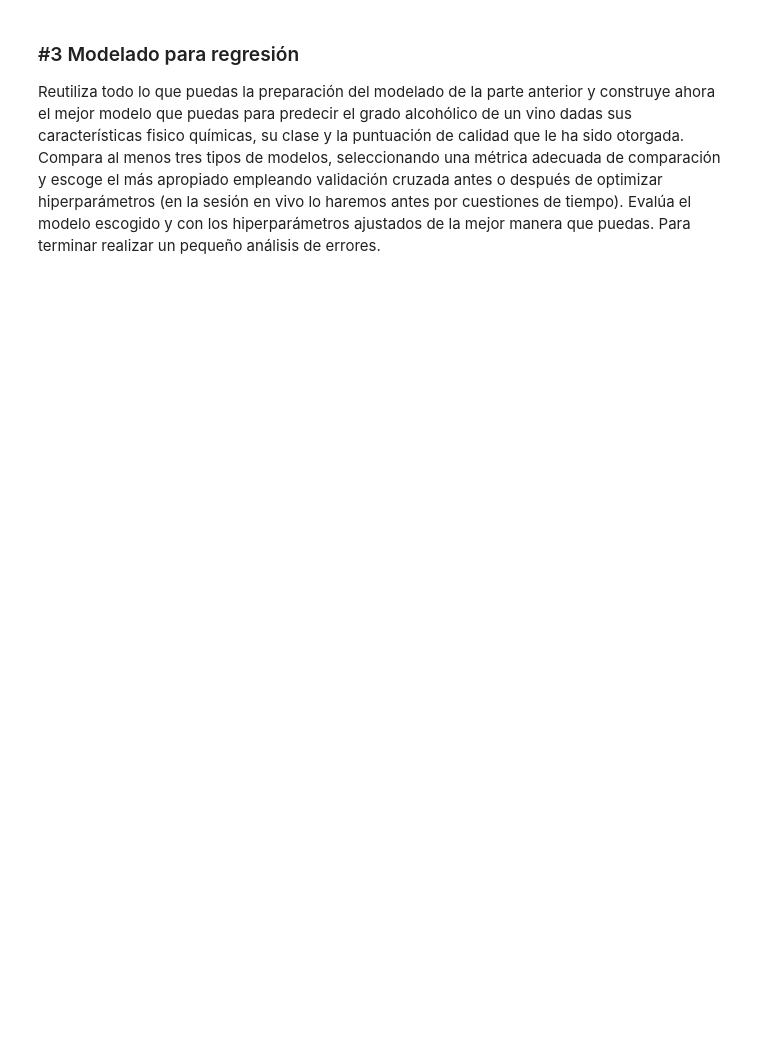
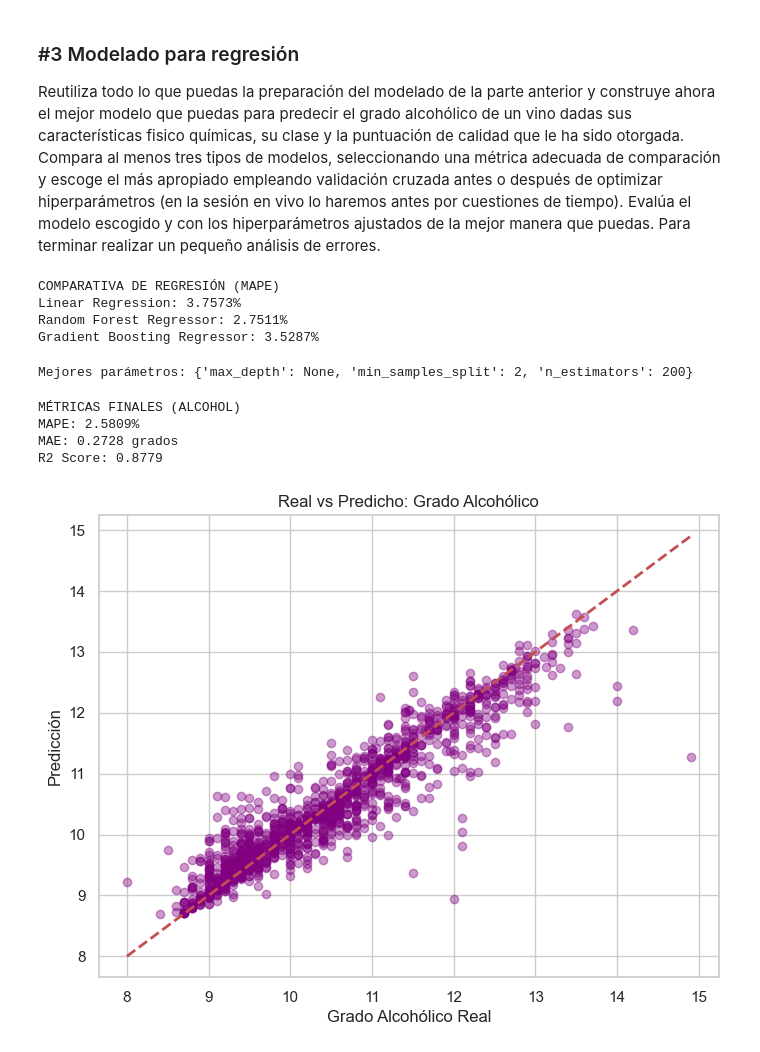
Before and after one commit to danmascarilla/ONLINE_DS_THEBRIDGE_DaniMascarilla, a Jupyter notebook: Sprint 12 - Modelos Supervisados III – Otros Modelos y Repaso/Unidad 2/Practica Obligatoria/18_Practica_Obligatoria_Repaso_Supervisado.ipynb, the cells around one changed output. Cells and saved outputs as stored; diff of their text form; code cells hidden in the pictures; blank space fills up the shorter version.

```diff
--- a/Sprint 12 - Modelos Supervisados III – Otros Modelos y Repaso/Unidad 2/Practica Obligatoria/18_Practica_Obligatoria_Repaso_Supervisado.ipynb
+++ b/Sprint 12 - Modelos Supervisados III – Otros Modelos y Repaso/Unidad 2/Practica Obligatoria/18_Practica_Obligatoria_Repaso_Supervisado.ipynb
@@ -48,3 +254,64 @@ Evalúa el modelo, analiza los errores y propón algún mecanismo de mejora aunq
 ### #3 Modelado para regresión
 
 Reutiliza todo lo que puedas la preparación del modelado de la parte anterior y construye ahora el mejor modelo que puedas para predecir el grado alcohólico de un vino dadas sus características fisico químicas, su clase y la puntuación de calidad que le ha sido otorgada. Compara al menos tres tipos de modelos, seleccionando una métrica adecuada de comparación y escoge el más apropiado empleando validación cruzada antes o después de optimizar hiperparámetros (en la sesión en vivo lo haremos antes por cuestiones de tiempo). Evalúa el modelo escogido y con los hiperparámetros ajustados de la mejor manera que puedas. Para terminar realizar un pequeño análisis de errores.
+# %%
+X_r = df.drop(columns=['alcohol', 'class'])
+y_r = df['alcohol']
+
+X_train_r, X_test_r, y_train_r, y_test_r = train_test_split(X_r, y_r, test_size=0.2, random_state=42)
+
+X_train_r_scaled = scaler.fit_transform(X_train_r)
+X_test_r_scaled = scaler.transform(X_test_r)
+# %%
+modelos_r = {
+    "Linear Regression": LinearRegression(),
+    "Random Forest Regressor": RandomForestRegressor(random_state=42),
+    "Gradient Boosting Regressor": GradientBoostingRegressor(random_state=42)
+}
+
+print("COMPARATIVA DE REGRESIÓN (MAPE)")
+for nombre, modelo in modelos_r.items():
+    data = X_train_r_scaled if "Linear" in nombre else X_train_r
+    cv_mape = cross_val_score(modelo, data, y_train_r, cv=5, scoring='neg_mean_absolute_percentage_error').mean()
+    print(f"{nombre}: {abs(cv_mape):.4%}")
+# %% [output]
+COMPARATIVA DE REGRESIÓN (MAPE)
+Linear Regression: 3.7573%
+Random Forest Regressor: 2.7511%
+Gradient Boosting Regressor: 3.5287%
+# %%
+param_grid_r = {
+    'n_estimators': [100, 200],
+    'max_depth': [10, 20, None],
+    'min_samples_split': [2, 5]
+}
+
+grid_r = GridSearchCV(RandomForestRegressor(random_state=42), param_grid_r, cv=3,
+                      scoring='neg_mean_absolute_percentage_error', n_jobs=-1)
+grid_r.fit(X_train_r, y_train_r)
+
+best_reg = grid_r.best_estimator_
+print(f"Mejores parámetros: {grid_r.best_params_}")
+# %% [output]
+Mejores parámetros: {'max_depth': None, 'min_samples_split': 2, 'n_estimators': 200}
+# %%
+y_pred_r = best_reg.predict(X_test_r)
+
+print("\nMÉTRICAS FINALES (ALCOHOL)")
+print(f"MAPE: {mean_absolute_percentage_error(y_test_r, y_pred_r):.4%}")
+print(f"MAE: {mean_absolute_error(y_test_r, y_pred_r):.4f} grados")
+print(f"R2 Score: {r2_score(y_test_r, y_pred_r):.4f}")
+
+plt.figure(figsize=(8, 6))
+plt.scatter(y_test_r, y_pred_r, alpha=0.4, color='purple')
+plt.plot([y_r.min(), y_r.max()], [y_r.min(), y_r.max()], 'r--', lw=2)
+plt.xlabel('Grado Alcohólico Real')
+plt.ylabel('Predicción')
+plt.title('Real vs Predicho: Grado Alcohólico')
+plt.show()
+# %% [output]
+MÉTRICAS FINALES (ALCOHOL)
+MAPE: 2.5809%
+MAE: 0.2728 grados
+R2 Score: 0.8779
+[figure, added]
```
Also changed, not shown: parts of 9 cells of this notebook.
